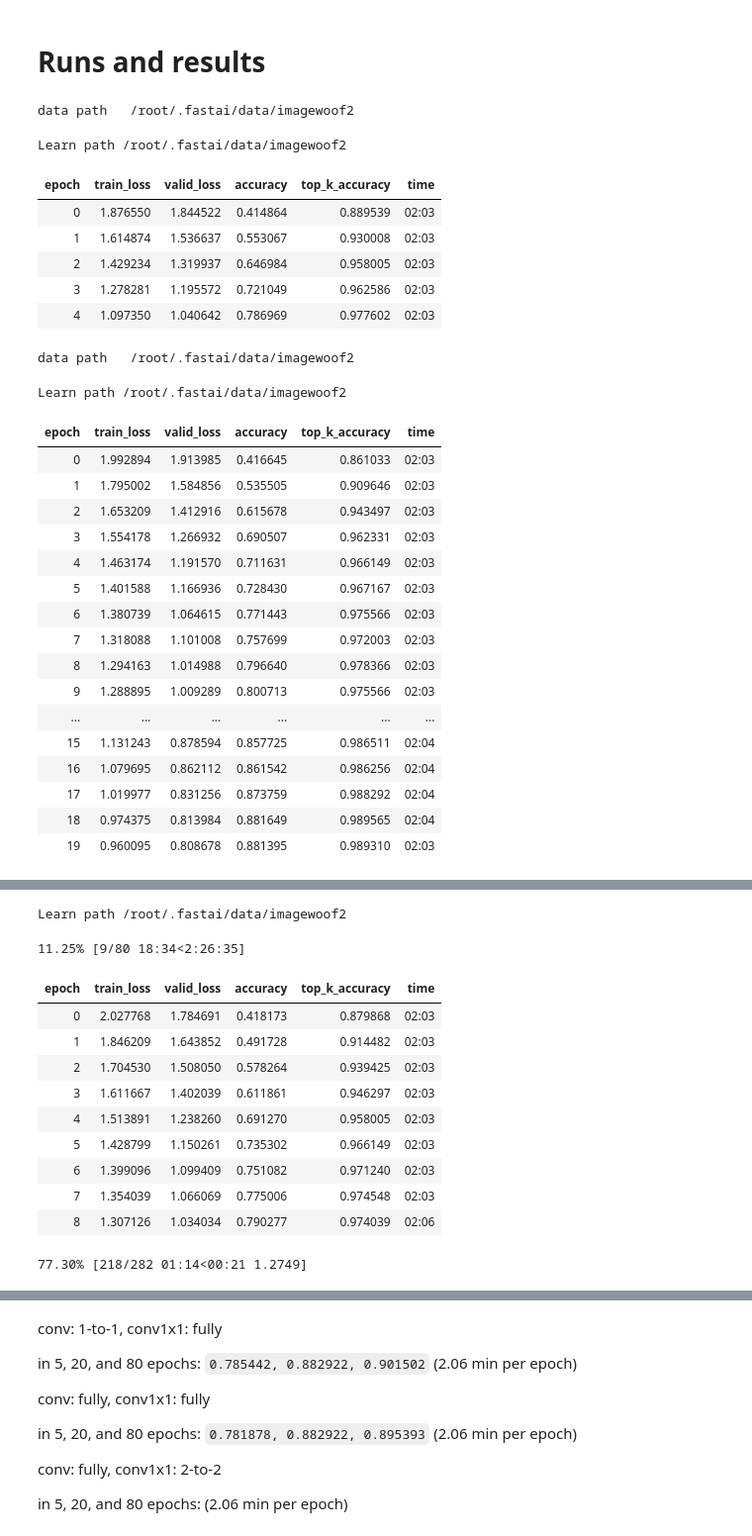
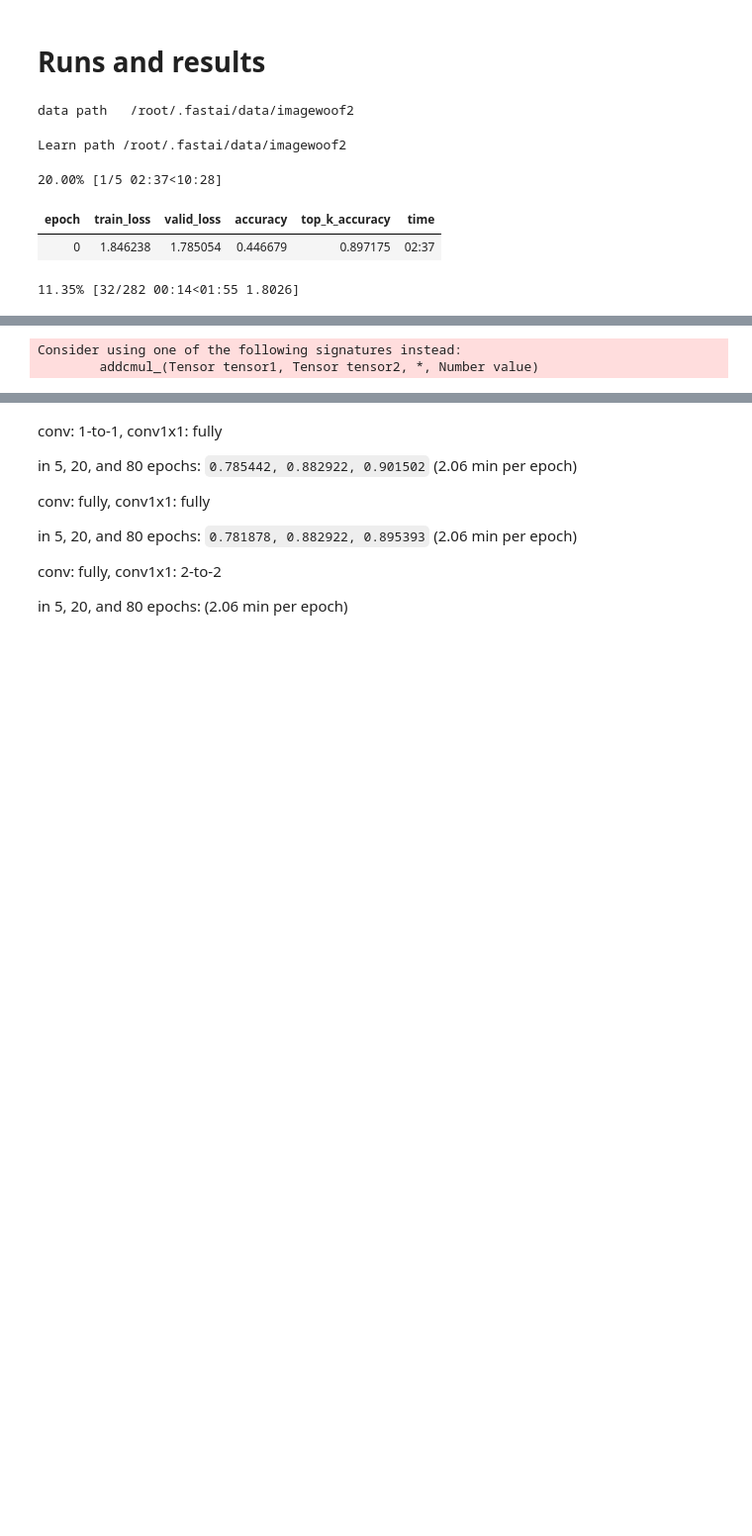
Before and after one commit to liuyao12/Ranger-Mish-ImageWoof-5, a Jupyter notebook: Woof_128_ConvTwist_separable.ipynb, the cells around one changed output, grey strips where cells are left out. Shown: that part at 99% size. Cells and saved outputs as stored; diff of their text form; code cells hidden in the pictures; blank space fills up the shorter version.

```diff
--- a/Woof_128_ConvTwist_separable.ipynb
+++ b/Woof_128_ConvTwist_separable.ipynb
@@ -75,14 +73,15 @@ class ConvTwist(nn.Module):  # replacing 3x3 Conv2d with in_channels=out_channel
             self.zero_out = torch.zeros((ni,ni,1,1))
             for i in range(ni//2):
                 self.zero_out[i*2:i*2+2] = 1
+            self.iters = 1 if ni<=256 else 1
         self.XY = None
 
     def forward(self, x):
         N,C,H,W = x.size()
-        CC = C*self.expansion*2
-        x = x.unsqueeze(2).expand(N,C,CC//C,H,W).reshape(N,CC,H,W)
-        # x = torch.cat([x]*self.expansion, dim=1)
         if self.twist:
+            CC = C*self.expansion*2
+            x2 = x.unsqueeze(2).expand(N,C,CC//C,H,W).reshape(N,CC,H,W)
+            # x = torch.cat([x]*self.expansion, dim=1)
             if self.XY is None:
                 XX = torch.from_numpy(np.indices((1,1,H,W))[3]*2/W-1).type(x.dtype).to(x.device)
                 YY = torch.from_numpy(np.indices((1,1,H,W))[2]*2/H-1).type(x.dtype).to(x.device)
@@ -90,15 +89,18 @@ class ConvTwist(nn.Module):  # replacing 3x3 Conv2d with in_channels=out_channel
                 print(self.XY.size())
                 self.DD = self.DD.to(x.device)
                 self.zero_out = self.zero_out.to(x.device)
-            mask = F.relu(x)+0.01
-            M = mask.sum((2,3))
-            XYbar = (self.XY*mask).sum((2,3))/M
+            distribution = F.relu(x2)+0.01
+            M = distribution.sum((2,3))
+            XYbar = (self.XY*distribution).sum((2,3))/M
             XY = self.XY-XYbar[:,:,None,None]
-            # self.conv1x1.weight.data = self.conv1x1.weight * self.zero_out
-            for _ in range(1):
-                x0 = F.conv2d(x, self.DD, padding=1, groups=CC)
-                x = self.conv(x) + XY * self.conv1x1(x0)
-        return x
+            self.conv1x1.weight.data = self.conv1x1.weight * self.zero_out
+            for _ in range(self.iters):
+                x3 = F.conv2d(x2, self.DD, padding=1, groups=CC)
+                x2 = x2 + self.conv(x2) + self.conv1x1(XY*x3)
+            out = x2.view(N,C,CC//C,H,W).sum(2)-x
+        else:
+            out = self.conv1(x1)
+        return out
 # %%
 A = torch.arange(12).view(3,4)
 print(A.size())
@@ -126,7 +128,7 @@ class NewLayer(nn.Sequential):
             padding=None, bias=False, groups=1, **kwargs):
 
         if padding==None: padding = ks//2
-        if ni%nf==0 and ks==3:  layers = [('ConvTwist', ConvTwist(ni,nf))]
+        if ks==3:  layers = [('ConvTwist', ConvTwist(ni,nf))]
         else: layers = [('Conv{}x{}'.format(ks,ks),
                   nn.Conv2d(ni, nf, ks, stride=stride, padding=padding, bias=bias, groups=groups))]
 
@@ -150,8 +152,8 @@ class NewResBlock(Module):
                    (f"conv_1", conv_layer(nh, nf, 3, zero_bn=zero_bn, act=False, bn_1st=bn_1st))
         ] if expansion == 1 else [
                    (f"conv_0", conv_layer(ni, nh, 1, act_fn=act_fn, bn_1st=bn_1st)),
-                   (f"conv_1", conv_layer(nh, nh*2, 3, act_fn=act_fn, bn_1st=bn_1st)),
-                   (f"conv_2", conv_layer(nh*2, nf, 1, zero_bn=zero_bn, act=False, bn_1st=bn_1st))
+                   (f"conv_1", conv_layer(nh, nh, 3, act_fn=act_fn, bn_1st=bn_1st)),
+                   (f"conv_2", conv_layer(nh, nf, 1, zero_bn=zero_bn, act=False, bn_1st=bn_1st))
         ]
         if sa: layers.append(('sa', SimpleSelfAttention(nf,ks=1,sym=sym)))
         self.convs = nn.Sequential(OrderedDict(layers))
@@ -178,38 +179,17 @@ res = []
 # %% [markdown]
 # Runs and results
 # %%
-epochs = [5, 20, 80]
+epochs = [5]*3
 for e in epochs:
     mixup=0 if e<20 else 0.2
     learn = get_learn(model=model, size=192, bs=32, mixup=mixup)
     learn.fit_fc(e, lr=4e-3, moms=(0.95,0.95), start_pct=0.72)
     res += [learn.recorder.metrics[-1][0].item()]
 print([round(x, 6) for x in res], sum(res)/len(res))
 # %% [output]
 data path   /root/.fastai/data/imagewoof2
 Learn path /root/.fastai/data/imagewoof2
+20.00% [1/5 02:37<10:28]
 | epoch | train_loss | valid_loss | accuracy | top_k_accuracy | time |
-| 0 | 1.876550 | 1.844522 | 0.414864 | 0.889539 | 02:03 |
-| 1 | 1.614874 | 1.536637 | 0.553067 | 0.930008 | 02:03 |
-| 2 | 1.429234 | 1.319937 | 0.646984 | 0.958005 | 02:03 |
-| 3 | 1.278281 | 1.195572 | 0.721049 | 0.962586 | 02:03 |
-| 4 | 1.097350 | 1.040642 | 0.786969 | 0.977602 | 02:03 |
+| 0 | 1.846238 | 1.785054 | 0.446679 | 0.897175 | 02:37 |
-data path   /root/.fastai/data/imagewoof2
-Learn path /root/.fastai/data/imagewoof2
+11.35% [32/282 00:14<01:55 1.8026]
-| epoch | train_loss | valid_loss | accuracy | top_k_accuracy | time |
-| 0 | 1.992894 | 1.913985 | 0.416645 | 0.861033 | 02:03 |
-| 1 | 1.795002 | 1.584856 | 0.535505 | 0.909646 | 02:03 |
-| 2 | 1.653209 | 1.412916 | 0.615678 | 0.943497 | 02:03 |
-| 3 | 1.554178 | 1.266932 | 0.690507 | 0.962331 | 02:03 |
-| 4 | 1.463174 | 1.191570 | 0.711631 | 0.966149 | 02:03 |
-| 5 | 1.401588 | 1.166936 | 0.728430 | 0.967167 | 02:03 |
-| 6 | 1.380739 | 1.064615 | 0.771443 | 0.975566 | 02:03 |
-| 7 | 1.318088 | 1.101008 | 0.757699 | 0.972003 | 02:03 |
-| 8 | 1.294163 | 1.014988 | 0.796640 | 0.978366 | 02:03 |
-| 9 | 1.288895 | 1.009289 | 0.800713 | 0.975566 | 02:03 |
-| ... | ... | ... | ... | ... | ... |
-| 15 | 1.131243 | 0.878594 | 0.857725 | 0.986511 | 02:04 |
-| 16 | 1.079695 | 0.862112 | 0.861542 | 0.986256 | 02:04 |
-| 17 | 1.019977 | 0.831256 | 0.873759 | 0.988292 | 02:04 |
-| 18 | 0.974375 | 0.813984 | 0.881649 | 0.989565 | 02:04 |
-| 19 | 0.960095 | 0.808678 | 0.881395 | 0.989310 | 02:03 |
@@ -217,13 +216,2 @@ data path   /root/.fastai/data/imagewoof2
-Learn path /root/.fastai/data/imagewoof2
+Consider using one of the following signatures instead:
+        addcmul_(Tensor tensor1, Tensor tensor2, *, Number value)
-11.25% [9/80 18:34<2:26:35]
-| epoch | train_loss | valid_loss | accuracy | top_k_accuracy | time |
-| 0 | 2.027768 | 1.784691 | 0.418173 | 0.879868 | 02:03 |
-| 1 | 1.846209 | 1.643852 | 0.491728 | 0.914482 | 02:03 |
-| 2 | 1.704530 | 1.508050 | 0.578264 | 0.939425 | 02:03 |
-| 3 | 1.611667 | 1.402039 | 0.611861 | 0.946297 | 02:03 |
-| 4 | 1.513891 | 1.238260 | 0.691270 | 0.958005 | 02:03 |
-| 5 | 1.428799 | 1.150261 | 0.735302 | 0.966149 | 02:03 |
-| 6 | 1.399096 | 1.099409 | 0.751082 | 0.971240 | 02:03 |
-| 7 | 1.354039 | 1.066069 | 0.775006 | 0.974548 | 02:03 |
-| 8 | 1.307126 | 1.034034 | 0.790277 | 0.974039 | 02:06 |
-77.30% [218/282 01:14<00:21 1.2749]
```
Also changed, not shown: parts of 4 cells of this notebook.
